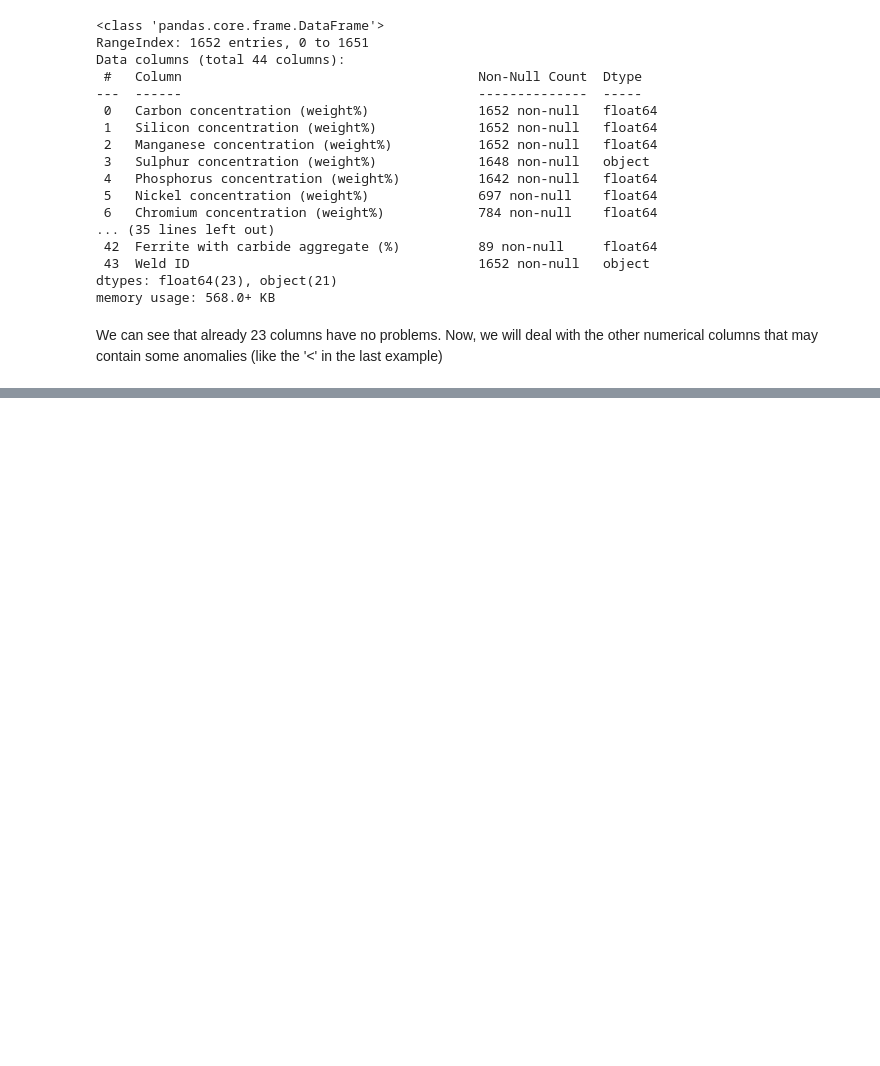
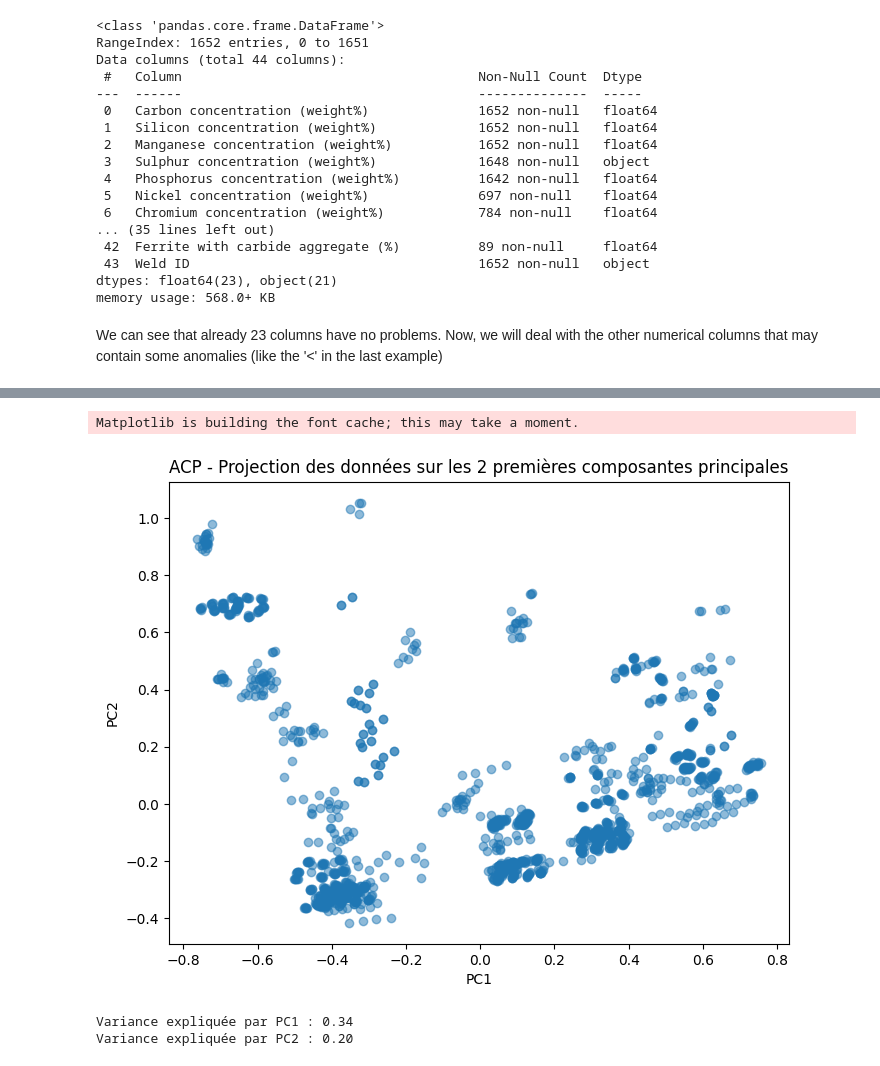
Before and after one commit to elbarhichi/Welding-Quality-Prediction, a Jupyter notebook: ML_PROJECT.ipynb, the cells around one changed output, grey strips where cells are left out. Drawn from its saved outputs; the diff is of its cells as text; code cells hidden in the pictures; blank space fills up the shorter version.

```diff
--- a/ML_PROJECT.ipynb
+++ b/ML_PROJECT.ipynb
@@ -114,0 +295,13 @@ Now, we will deal with the other numerical columns that may contain some anomali
+# %%
+from sklearn.preprocessing import MinMaxScaler
+
+# Sélection des colonnes numériques pour la normalisation
+numeric_columns = df_cleaned.select_dtypes(include=['float64', 'int64']).columns
+
+# Appliquer la normalisation Min-Max
+scaler = MinMaxScaler()
+df_cleaned[numeric_columns] = scaler.fit_transform(df_cleaned[numeric_columns])
+
+# Afficher les données normalisées
+print("Données après normalisation :")
+print(df_cleaned.head())
@@ -114,0 +349,28 @@ Now, we will deal with the other numerical columns that may contain some anomali
+# %%
+from sklearn.decomposition import PCA
+import matplotlib.pyplot as plt
+
+# Application de l'ACP
+pca = PCA(n_components=2)  # Réduction à 2 dimensions pour la visualisation
+principal_components = pca.fit_transform(df_cleaned[numeric_columns])
+
+# Création d'un DataFrame avec les composantes principales
+pca_df = pd.DataFrame(data=principal_components, columns=['PC1', 'PC2'])
+
+# Visualisation des résultats de l'ACP
+plt.figure(figsize=(8,6))
+plt.scatter(pca_df['PC1'], pca_df['PC2'], alpha=0.5)
+plt.title('ACP - Projection des données sur les 2 premières composantes principales')
+plt.xlabel('PC1')
+plt.ylabel('PC2')
+plt.show()
+
+# Afficher la proportion de variance expliquée par chaque composante
+explained_variance = pca.explained_variance_ratio_
+print(f"Variance expliquée par PC1 : {explained_variance[0]:.2f}")
+print(f"Variance expliquée par PC2 : {explained_variance[1]:.2f}")
+# %% [output]
+Matplotlib is building the font cache; this may take a moment.
+[figure, added]
+Variance expliquée par PC1 : 0.34
+Variance expliquée par PC2 : 0.20
```
Also changed, not shown: parts of 18 cells of this notebook.
